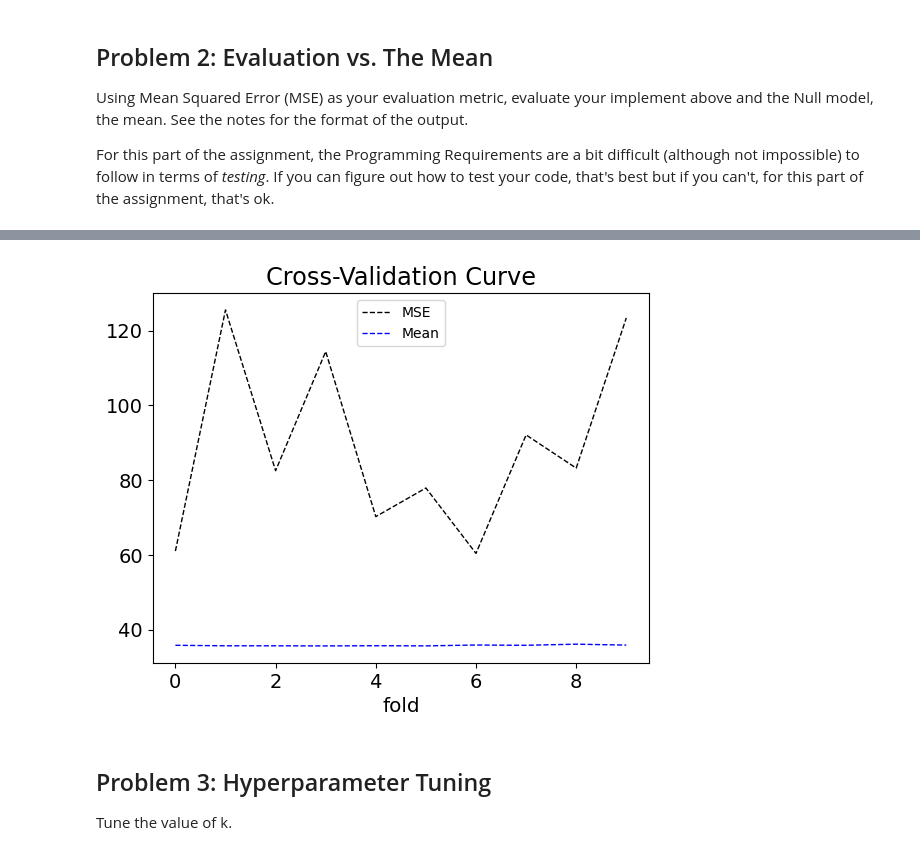
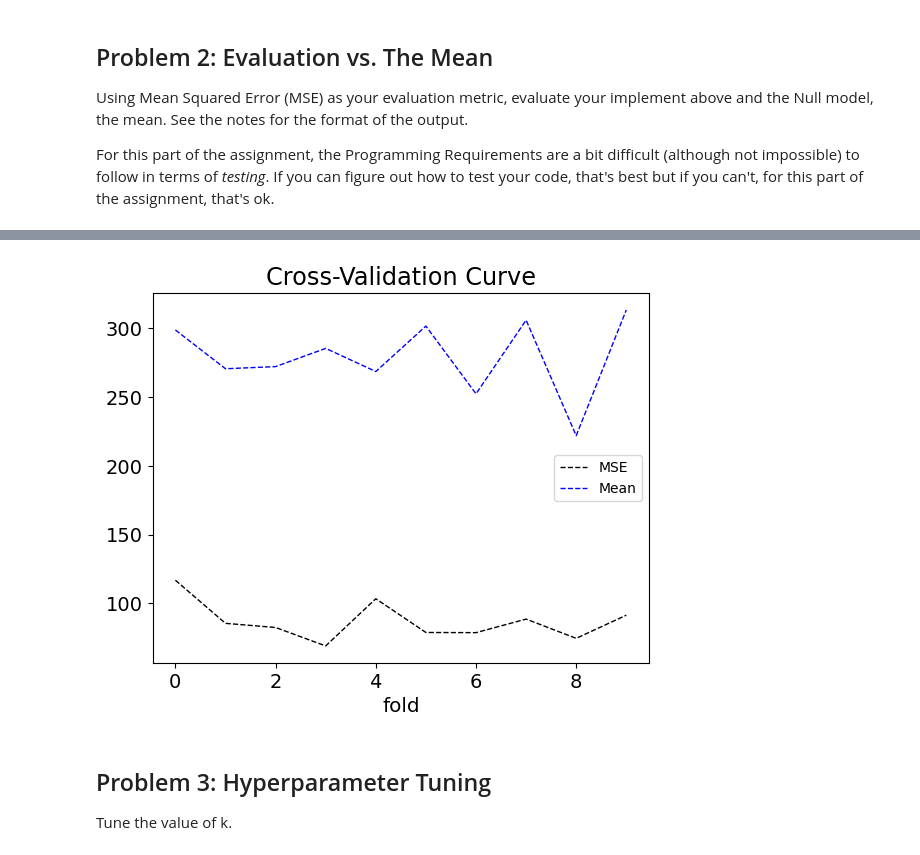
Before and after one commit to eved1018/EN.605.645.82.SP26, a Jupyter notebook: Module12/edelste4_pa12.ipynb, the cells around one changed output, grey strips where cells are left out. Cells and saved outputs as stored; diff of their text form; code cells hidden in the pictures.

```diff
--- a/Module12/edelste4_pa12.ipynb
+++ b/Module12/edelste4_pa12.ipynb
@@ -269,12 +268,12 @@ fold    Example Distance
 **returns** float: the result of processing the k nearest neighbors.
 # %%
 def knn(
-    dataset: List[List[float]], query: List[float], k: int, label_idx: int = -1, distance: Callable = euclidean_distance, processing: Callable = average_label, debug: bool = False
+    dataset: List[List[float]], query: List[float], k: int, label_idx: int, distance: Callable = euclidean_distance, processing: Callable = average_label, debug: bool = False
 ) -> float | None:
     distances = [(distance(example, query, label_idx), example) for example in dataset]
     distances = sorted(distances, key=lambda x: (x[0] is None, x[0]))
     pretty_print_distances(distances, k) if debug else None
-    return processing(distances[:k])
+    return processing(distances[:k], label_idx)
 # %%
 data = [[0.23, 0.81, 0.18], [0.42, 0.78, 0.33], [0.64, 0.23, 0.14], [0.87, 0.19, 0.17], [0.76, 0.43, 0.32]]
 
@@ -311,0 +399,9 @@ For this part of the assignment, the Programming Requirements are a bit difficul
+# %%
+def mean_model(dataset: List[List[float]], query: List[float], k: int, label_idx: int) -> float | None:
+    if not any(dataset):
+        return None
+
+    valid_neighbors = [row[label_idx] for row in dataset if 0 <= label_idx < len(row)]
+    if not valid_neighbors:
+        return None
+    return sum(valid_neighbors) / len(valid_neighbors)
@@ -332,3 +461,23 @@ def evaluate(train: List[List[float]], test: List[List[float]], k: int, label_id
+# %%
+data = [[0.23, 0.81, 0.18], [0.42, 0.78, 0.33], [0.64, 0.23, 0.14], [0.87, 0.19, 0.17]]
+
+query = [[0.76, 0.43, 0.32]]
+
+result = evaluate(data, query, 3, 2)
+assert result is not None and round(result, 2) == 0.01  # test 1 - MSE of last column
+
+
+data = []
+query = [[0.76, 0.43, 0.32]]
+
+result = evaluate(data, query, 1, 2)
+assert result is None  # test 2 - empty data returns None
+
+data = [[0.23, 0.81, 0.18], [], [0.64, 0.23, 0.14], [0.87, 0.19, 0.17]]
+query = [[0.76, 0.43, 0.32]]
+
+result = evaluate(data, query, 1, 2)
+assert result is not None and round(result, 2) == 0.03  # test 3 - Missing row is skipped
 # %% [markdown]
 <a id="cross_validate"></a>
 ## cross_validate
@@ -343,7 +492,7 @@ def evaluate(train: List[List[float]], test: List[List[float]], k: int, label_id
 
 **returns** List[Tuple[float, float]]: mean squared error and average label value of each fold
 # %%
-def cross_validate(dataset: List[List[float]], k: int, label_idx: int = -1, n_folds: int = 10, normalize: Callable | None = None) -> List[Tuple[float, float]]:
+def cross_validate(dataset: List[List[float]], k: int, label_idx: int, n_folds: int = 10, normalize: Callable | None = None) -> List[Tuple[float, float]]:
     folds = create_folds(dataset, n_folds)
     result = []
     for i in range(n_folds):
@@ -351,7 +500,9 @@ def cross_validate(dataset: List[List[float]], k: int, label_idx: int = -1, n_fo
         if normalize is not None:
             train, test = normalize(train, test, label_idx)
 
-        mse = evaluate(train, test, k, label_idx)
-        mean = sum([row[label_idx] for row in train]) / len(train)
-        result.append((mse, mean))
+        knn_mse = evaluate(train, test, k, label_idx, knn)
+        mean_mse = evaluate(train, test, k, label_idx, mean_model)
+        if knn_mse is None or mean_mse is None:
+            continue
+        result.append((knn_mse, mean_mse))
     return result
@@ -370,10 +547,10 @@ def plot_cv(errors: List[Tuple[float, float]]):
     plt.legend()
     plt.show()
 # %%
-errors = cross_validate(concrete_dataset, 9)
+errors = cross_validate(concrete_dataset, 9, 8)
 plot_cv(errors)
 # %% [output]
-[figure, old version]
+[figure, new version]
 # %% [markdown]
 ## Problem 3: Hyperparameter Tuning
 
```
Also changed, not shown: parts of 35 cells of this notebook.
